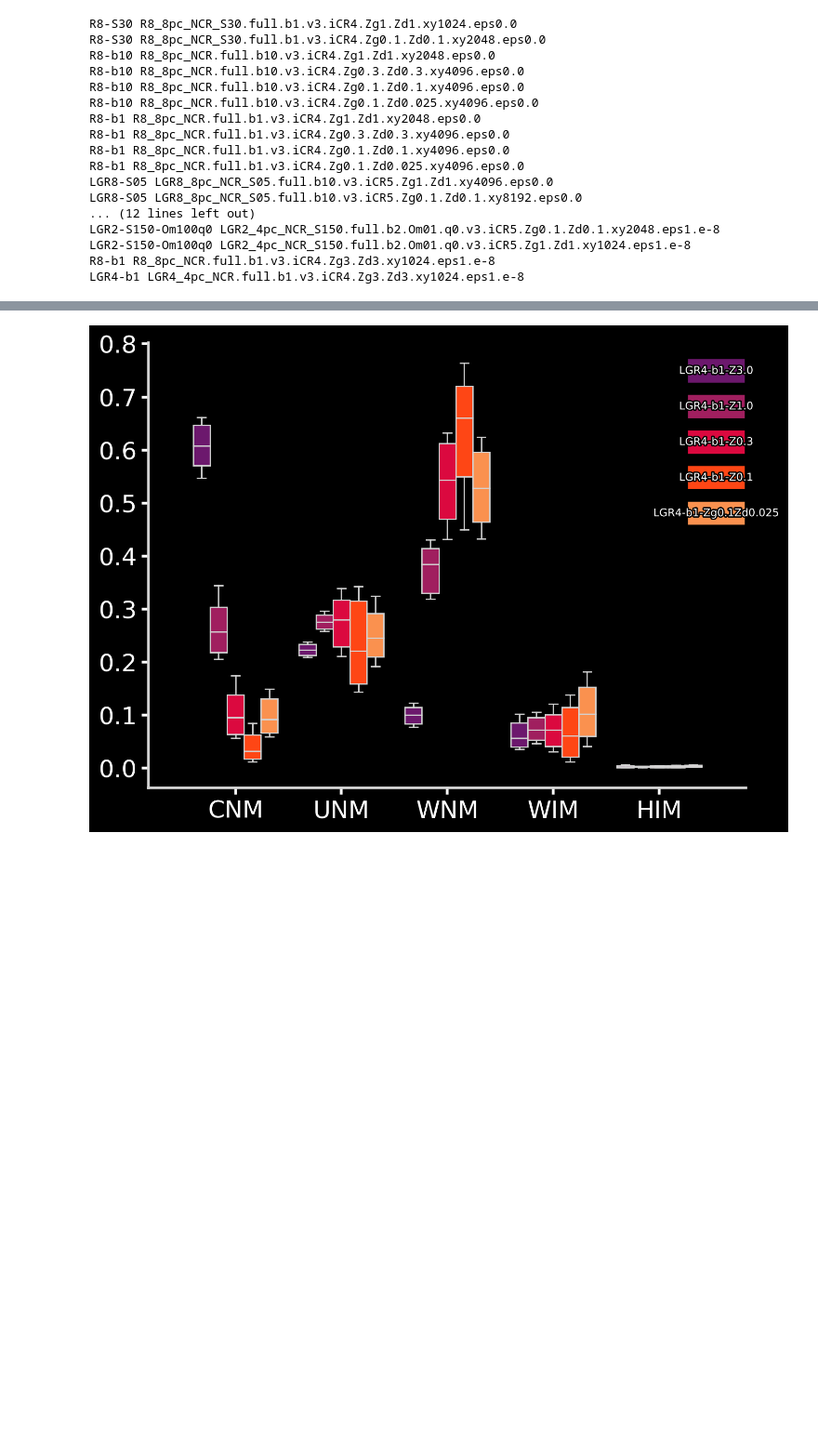
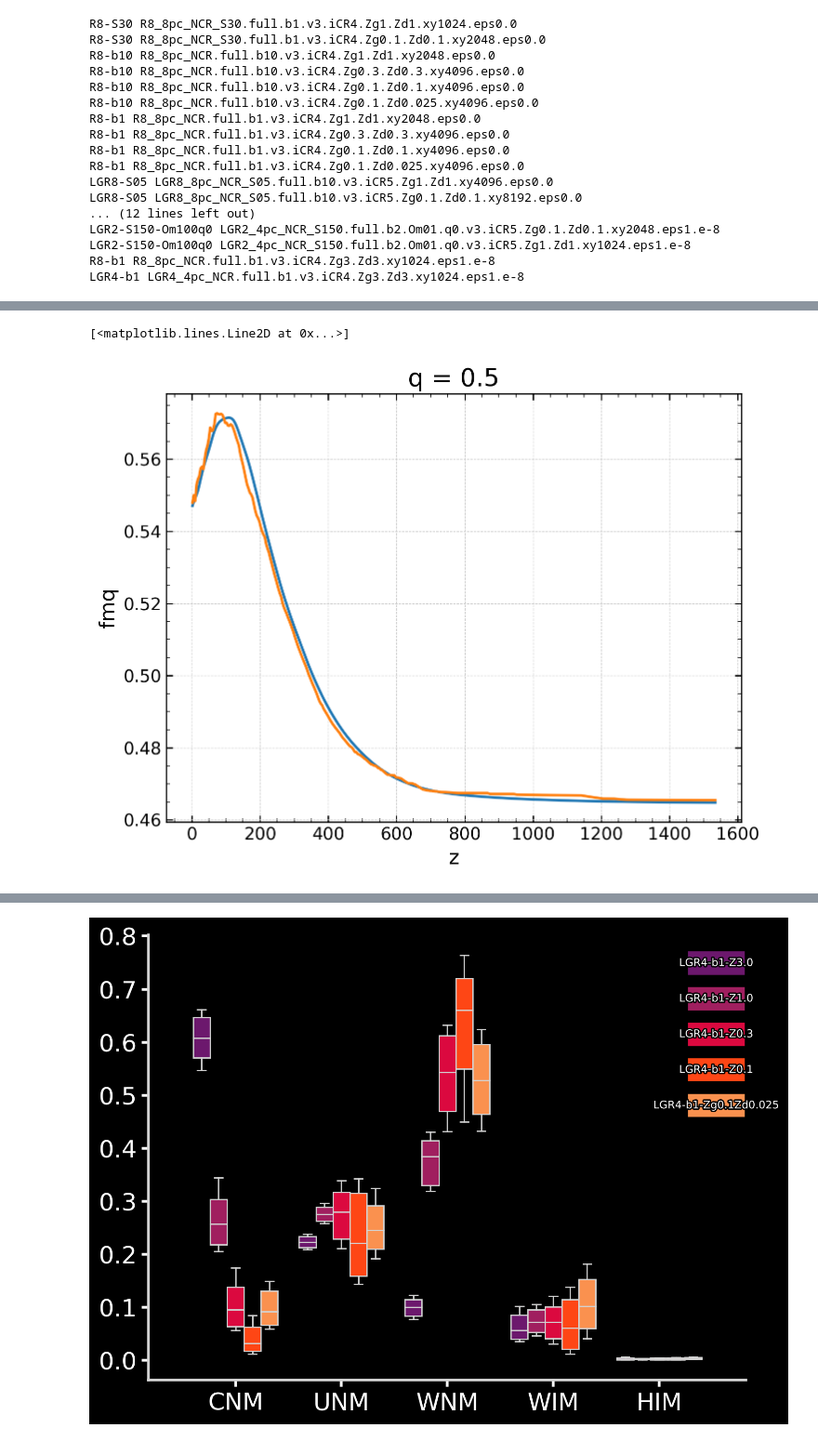
Before and after one commit to changgoo/TIGRESS-NCR-lowZ, a Jupyter notebook: notebook/10-filling-factors.ipynb, the cells around one changed output, grey strips where cells are left out. Shown at 93% size. Drawn from its saved outputs; the diff is of its cells as text; code cells hidden in the pictures; blank space fills up the shorter version.

```diff
--- a/notebook/10-filling-factors.ipynb
+++ b/notebook/10-filling-factors.ipynb
@@ -5,3 +9,5 @@ from pyathena.tigress_ncr.ncr_paper_lowz import LowZData
+# %%
+plt.style.use('ncr-paper.mplstyle')
 # %%
 pdata = LowZData()
 # %% [output]
@@ -39,5 +45,8 @@ LGR2-S150-Om100q0 LGR2_4pc_NCR_S150.full.b2.Om01.q0.v3.iCR5.Zg0.1.Zd0.1.xy2048.e
 LGR2-S150-Om100q0 LGR2_4pc_NCR_S150.full.b2.Om01.q0.v3.iCR5.Zg1.Zd1.xy1024.eps1.e-8
 R8-b1 R8_8pc_NCR.full.b1.v3.iCR4.Zg3.Zd3.xy1024.eps1.e-8
 LGR4-b1 LGR4_4pc_NCR.full.b1.v3.iCR4.Zg3.Zd3.xy1024.eps1.e-8
-# %%
-s = pdata.sa.set_model(pdata.mlist[0])
+# %%
+for m in pdata.mlist:
+    s = pdata.sa.set_model(m)
+    if hasattr(s,'zp_ph'): continue
+    zp = s.read_zprof_new(flist=['A','d'])
@@ -43,0 +83,33 @@ s = pdata.sa.set_model(pdata.mlist[0])
+# %%
+for m in pdata.mlist:
+    print(m)
+    s = pdata.sa.set_model(m)
+    zp = s.zp
+    shorthands = s.get_phase_shorthand()
+    rename_dict=dict()
+    for i,pname in enumerate(shorthands):
+        rename_dict['phase{}'.format(i+1)] = pname
+    zp = zp.to_array().to_dataset('phase').rename(rename_dict)
+    torb = s.torb_Myr
+    if s.torb_Myr <50:
+        trange = slice(torb*5,torb*15)
+    elif s.torb_Myr >300:
+        trange = slice(torb*1.5,torb*5)
+    else:
+        trange = slice(torb*2,torb*5)
+    zp = zp.to_array('phase').to_dataset('variable').sel(time=trange)
+    zpw = zp.sel(phase=['c','u','w1','w2','h1','h2']).sum(dim='phase')
+    zp_CMM= zp.sel(phase=['cmm']).sum(dim='phase')
+    zp_CNM = zp.sel(phase=['cnm']).sum(dim='phase')
+    zp_UNM = zp.sel(phase=['unm']).sum(dim='phase')
+    zp_WNM = zp.sel(phase=['wnm']).sum(dim='phase')
+    zp_WIM = zp.sel(phase=['uim','wpim','wcim']).sum(dim='phase')
+    zp_HIM = zp.sel(phase=['h1','h2']).sum(dim='phase')
+    dlist = []
+    for zp_ph in [zp_CMM,zp_CNM,zp_UNM,zp_WNM,zp_WIM,zp_HIM]:
+        dset = get_fraction_time_series(zp_ph,zpw)
+        dlist.append(dset)
+    phlist=["CMM","CNM","UNM","WNM","WIM","HIM"]
+    zp_ph = xr.concat([d.assign_coords(phase=[ph]) for d,ph in zip(dlist,phlist)],dim="phase")
+    s.zp_ph = zp_ph
+    # s.zpw = zpw
@@ -43,0 +214,6 @@ s = pdata.sa.set_model(pdata.mlist[0])
+# %%
+dset["fm"].plot()
+dset["fmq"].sel(q=0.5).plot()
+# %% [output]
+[<matplotlib.lines.Line2D at 0x...>]
+[figure, added]
```
Also changed, not shown: parts of 12 cells of this notebook, 2 other files.
